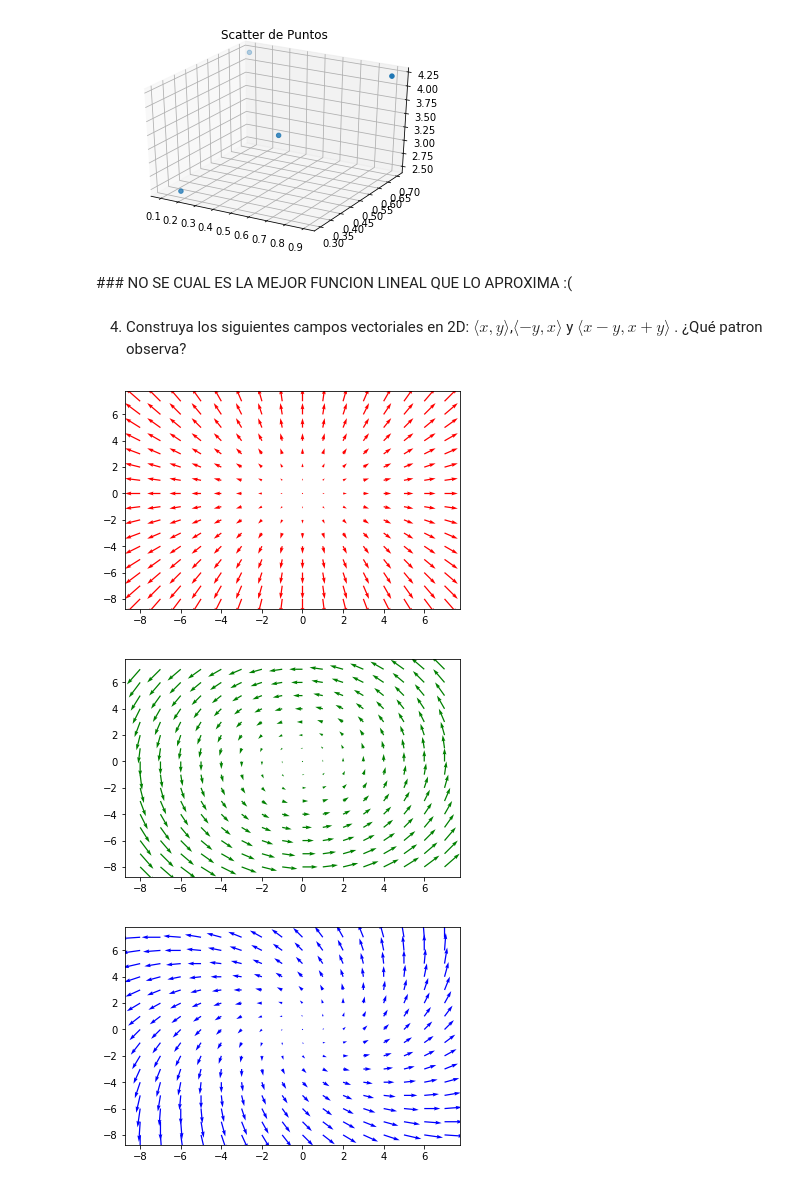
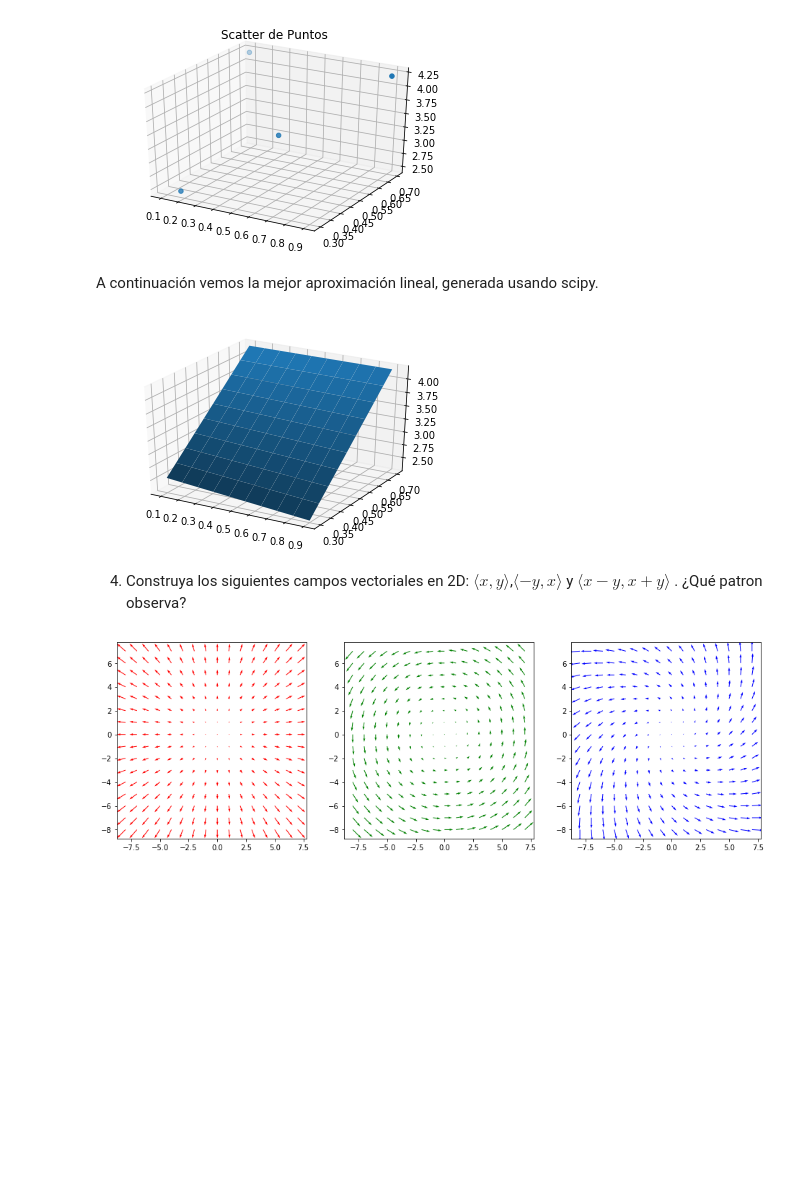
Before and after one commit to mijara/notebooks, a Jupyter notebook: Tarea_1_CC1_2017.ipynb, the cells around one changed output. Drawn from its saved outputs; the diff is of its cells as text; code cells hidden in the pictures; blank space fills up the shorter version.

```diff
--- a/Tarea_1_CC1_2017.ipynb
+++ b/Tarea_1_CC1_2017.ipynb
@@ -446,23 +415,42 @@ plt.title('Scatter de Puntos')
 plt.show()
 # %% [output]
 [figure]
-# %% [markdown]
-### NO SE CUAL ES LA MEJOR FUNCION LINEAL QUE LO APROXIMA :(
+# %% [markdown]
+A continuación vemos la mejor aproximación lineal, generada usando scipy.
+# %%
+import scipy.interpolate as interpolate
+
+x = (0.1, 0.5, 0.9, 0.18)
+y = (0.7, 0.5, 0.7, 0.3)
+z = (4.2, 3.3, 4.2, 2.5)
+
+interp = interpolate.interp2d(x, y, z)
+grid_x, grid_y = np.meshgrid(np.linspace(interp.x_min, interp.x_max, 10),
+                             np.linspace(interp.y_min, interp.y_max, 10))
+
+interp_v = np.vectorize(interp)
+interpolated_z = interp_v(grid_x, grid_y)
+
+gca = plt.gca(projection='3d')
+gca.plot_surface(grid_x, grid_y, interpolated_z)
+plt.show()
+# %% [output]
+[figure, added]
 # %% [markdown]
 4) Construya los siguientes campos vectoriales en 2D: $\langle x,y\rangle$,$\langle -y,x\rangle$ y $\langle x-y,x+y\rangle$ . ¿Qué patron observa?
 # %%
 n = 8
 x, y = np.mgrid[-n:n, -n:n]
 
+plt.figure(figsize=(16, 5))
+plt.subplot(1, 3, 1)
 plt.quiver(x, y, x, y, facecolor='r')
-plt.show()
 
+plt.subplot(1, 3, 2)
 plt.quiver(x, y, -y, x, facecolor='g')
-plt.show()
 
+plt.subplot(1, 3, 3)
 plt.quiver(x, y, x-y, x + y, facecolor='b')
 plt.show()
 # %% [output]
-[figure, old version]
+[figure, new version]
-[figure, removed]
-[figure, removed]
```
Also changed, not shown: parts of 17 cells of this notebook.
